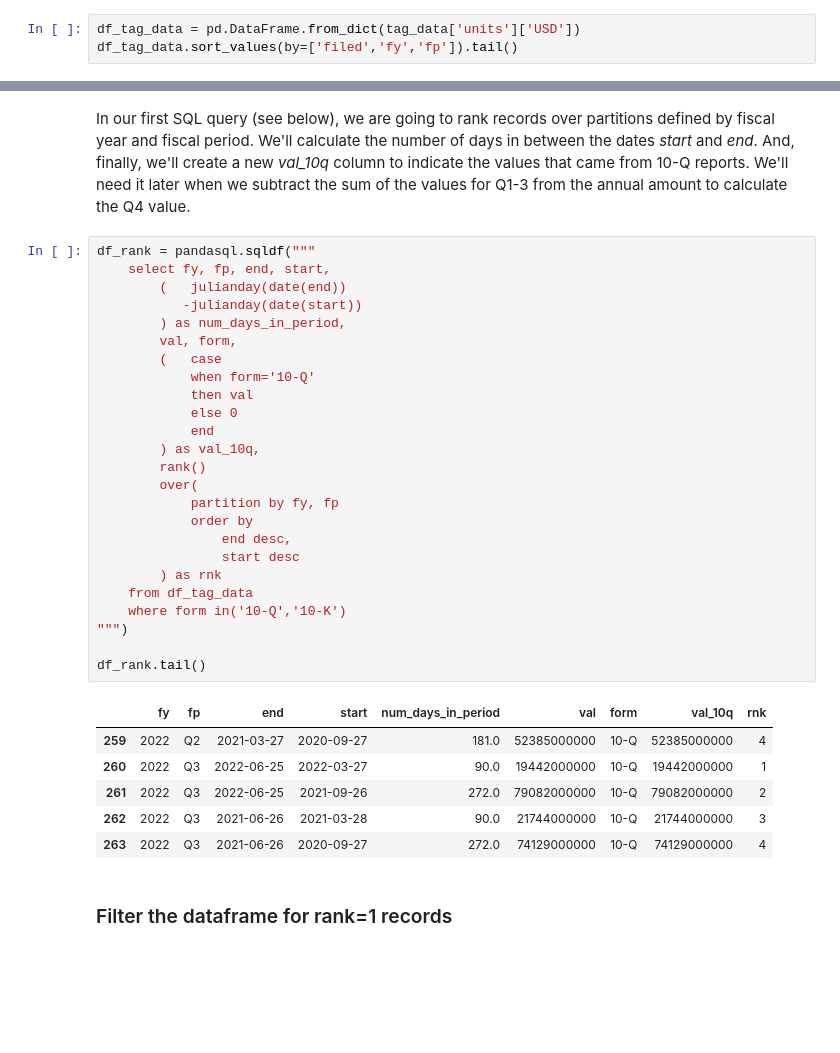
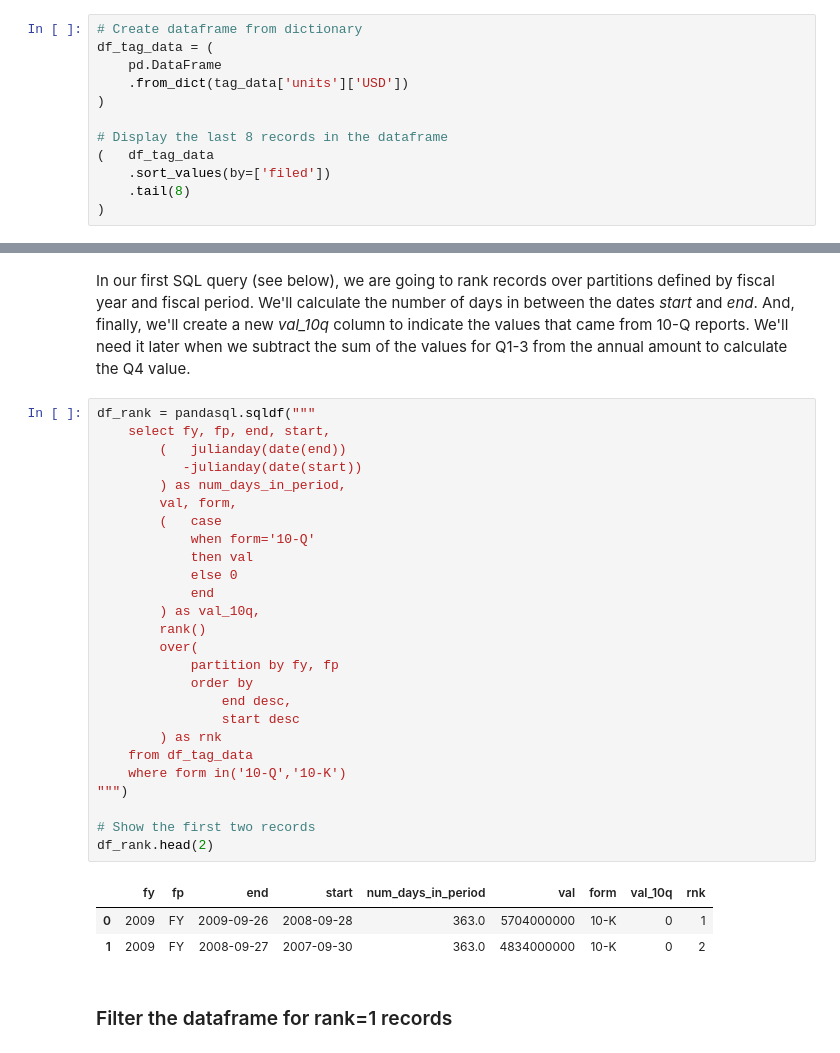
Before and after one commit to swied/swied-website, a Jupyter notebook: notebooks/company-financial-trends.ipynb, the cells around one changed output, grey strips where cells are left out. Saved outputs shown, nothing was run; the diff lists cells and outputs as text; blank space fills up the shorter version.

```diff
--- a/notebooks/company-financial-trends.ipynb
+++ b/notebooks/company-financial-trends.ipynb
@@ -144,7 +144,16 @@ pprint(tag_data, depth=2)
 # %% [markdown]
 ### Convert to a Pandas Dataframe
 # %%
-df_tag_data = pd.DataFrame.from_dict(tag_data['units']['USD'])
-df_tag_data.sort_values(by=['filed','fy','fp']).tail()
+# Create dataframe from dictionary
+df_tag_data = (
+    pd.DataFrame
+    .from_dict(tag_data['units']['USD'])
+)
+
+# Display the last 8 records in the dataframe
+(   df_tag_data
+    .sort_values(by=['filed'])
+    .tail(8)
+)
 # %% [output]
 |  | start | end | val | accn | fy | fp | form | filed | frame |
@@ -169,35 +181,33 @@ In our first SQL query (see below), we are going to rank records over partitions
 # %%
 df_rank = pandasql.sqldf("""
     select fy, fp, end, start,
         (   julianday(date(end))
            -julianday(date(start))
         ) as num_days_in_period,
         val, form,
         (   case
             when form='10-Q'
             then val
             else 0
             end
         ) as val_10q,
         rank()
         over(
             partition by fy, fp
             order by
                 end desc,
                 start desc
         ) as rnk
     from df_tag_data
     where form in('10-Q','10-K')
 """)
 
-df_rank.tail()
+# Show the first two records
+df_rank.head(2)
 # %% [output]
 |  | fy | fp | end | start | num_days_in_period | val | form | val_10q | rnk |
-| 259 | 2022 | Q2 | 2021-03-27 | 2020-09-27 | 181.0 | 52385000000 | 10-Q | 52385000000 | 4 |
-| 260 | 2022 | Q3 | 2022-06-25 | 2022-03-27 | 90.0 | 19442000000 | 10-Q | 19442000000 | 1 |
-| 261 | 2022 | Q3 | 2022-06-25 | 2021-09-26 | 272.0 | 79082000000 | 10-Q | 79082000000 | 2 |
-| 262 | 2022 | Q3 | 2021-06-26 | 2021-03-28 | 90.0 | 21744000000 | 10-Q | 21744000000 | 3 |
-| 263 | 2022 | Q3 | 2021-06-26 | 2020-09-27 | 272.0 | 74129000000 | 10-Q | 74129000000 | 4 |
+| 0 | 2009 | FY | 2009-09-26 | 2008-09-28 | 363.0 | 5704000000 | 10-K | 0 | 1 |
+| 1 | 2009 | FY | 2008-09-27 | 2007-09-30 | 363.0 | 4834000000 | 10-K | 0 | 2 |
 # %% [markdown]
 ### Filter the dataframe for rank=1 records
 # %%
```
Also changed, not shown: parts of 10 cells of this notebook, 12 other files.
